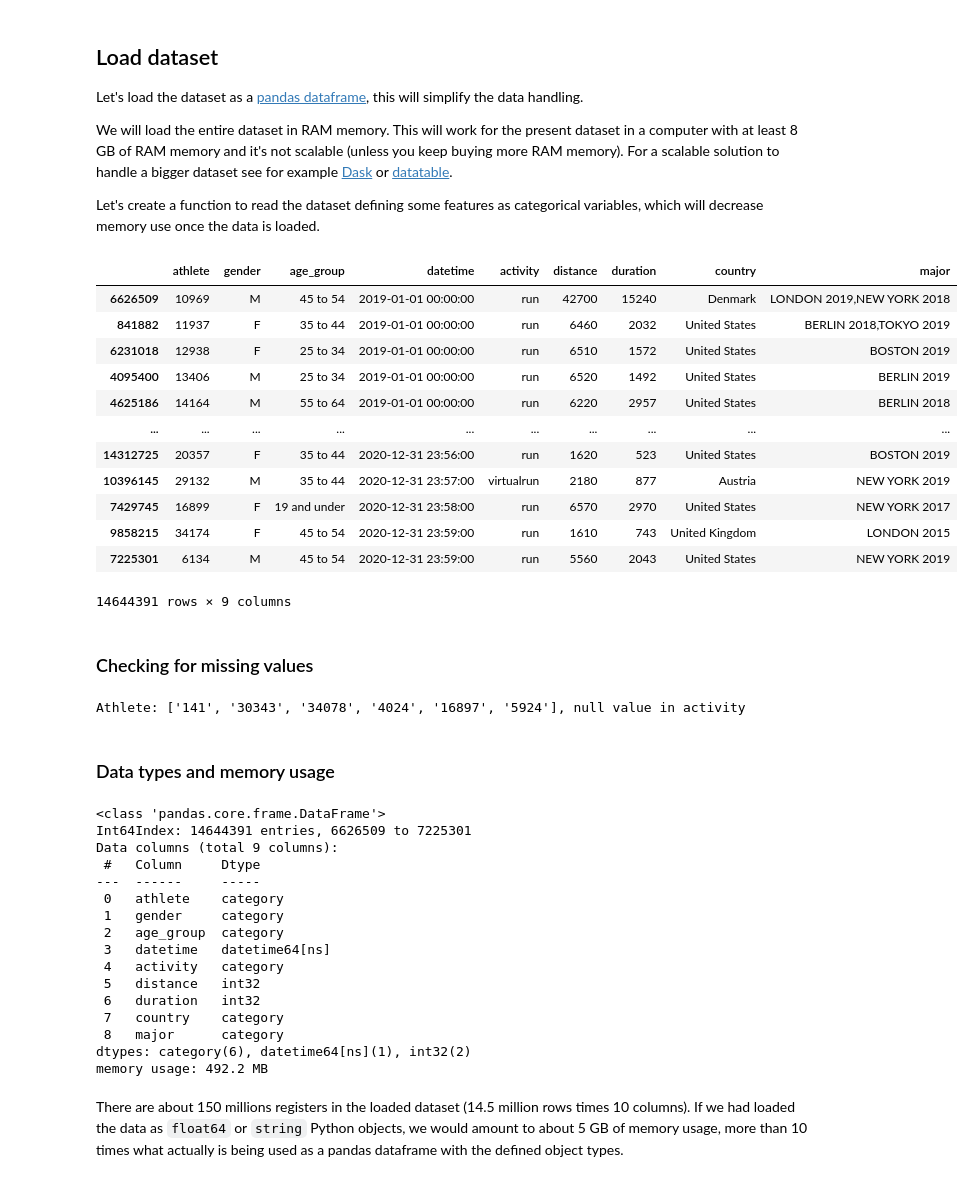
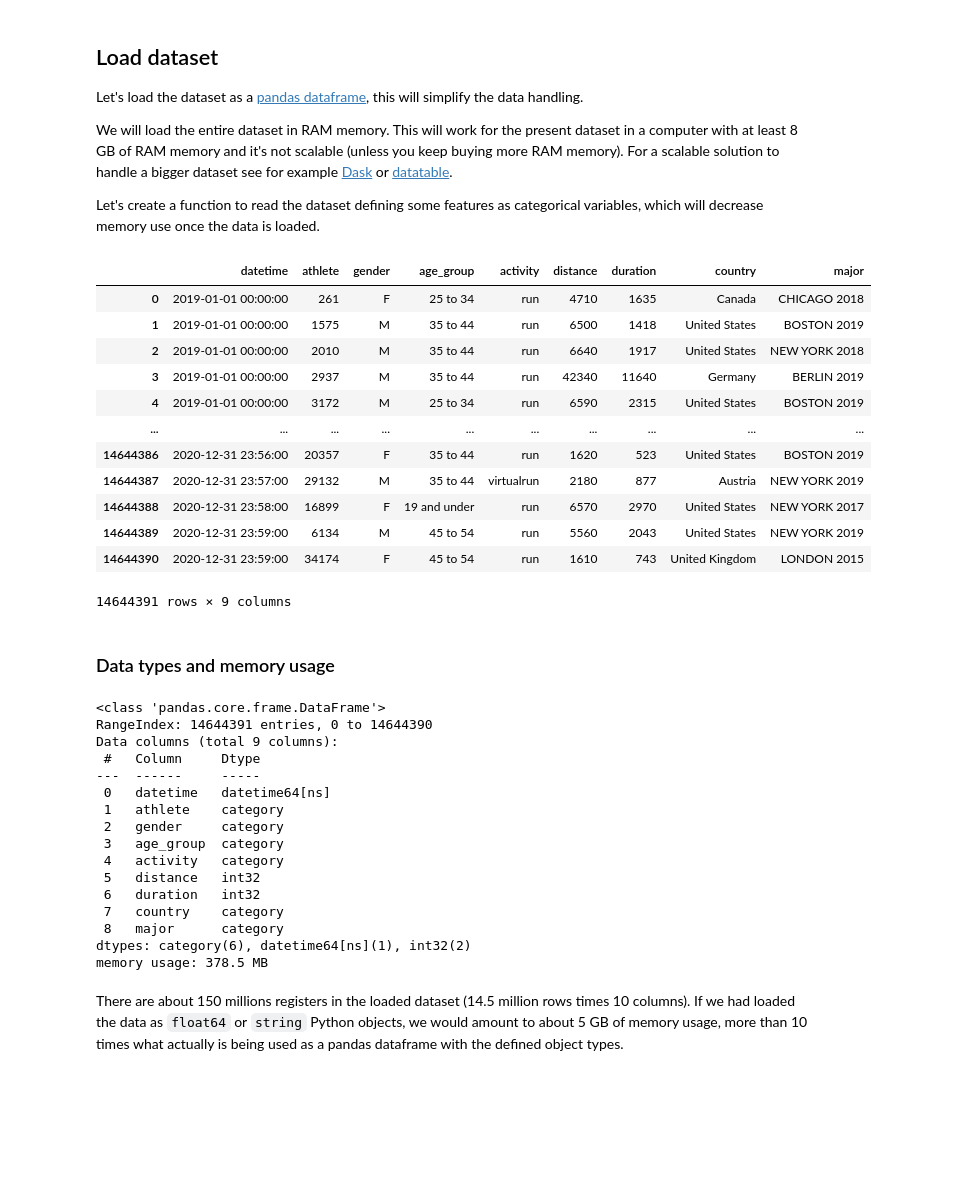
Before and after one commit to BMClab/covid19, a Jupyter notebook: analysis/preprocessing.ipynb, the cells around one changed output. Drawn from its saved outputs; the diff is of its cells as text; code cells hidden in the pictures; blank space fills up the shorter version.

```diff
--- a/analysis/preprocessing.ipynb
+++ b/analysis/preprocessing.ipynb
@@ -63,9 +63,9 @@ Index(['ID', 'athlete', 'activity_id', 'gender', 'age_group', 'date_utc',
 def read(fname):
     """Read dataset file as pandas dataframe."""
     y = pd.read_csv(fname, sep='\t', header=0, parse_dates=['datetime'], verbose=False,
-                    usecols=['athlete', 'gender', 'age_group', 'datetime', 'activity',
+                    usecols=['datetime', 'athlete', 'gender', 'age_group', 'activity',
                              'distance', 'duration', 'country', 'major'],
-                    dtype={'athlete': 'category', 'gender': 'category',
+                    dtype={'athlete': 'int32', 'gender': 'category',
                            'age_group': 'category', 'activity': 'category',
                            'distance': 'int32', 'duration': 'int32',
                            'country': 'category', 'major': 'category'})
@@ -79,63 +79,55 @@ We will load the entire dataset in RAM memory. This will work for the present da
 
 Let's create a function to read the dataset defining some features as categorical variables, which will decrease memory use once the data is loaded.
 # %%
-years = ['2019', '2020']
 df = pd.DataFrame()
 for year in tqdm(years):
-    df = df.append(read(os.path.join(path2, 'run_ww_' + year + '.csv')), ignore_index=True)
-    if year == years[-1]:
-        cols = df.select_dtypes(include='O').columns.to_list()
-        df[cols] = df[cols].astype('category')
-        df.sort_values(['datetime', 'athlete'], inplace=True)
+    df = pd.concat([df, read(os.path.join(path2, 'run_ww_' + year + '.csv'))], ignore_index=True)
+
+# transform some variables to categorical data and sort dataset
+df['athlete'] = df['athlete'].astype('category')
+cols = df.select_dtypes(include='O').columns.to_list()
+df[cols] = df[cols].astype('category')
+df.sort_values(by=['datetime', 'athlete'], inplace=True, ignore_index=True)
+# reorder
+cols = ['datetime', 'athlete', 'gender', 'age_group', 'activity',
+        'distance', 'duration', 'country', 'major']
+df = df[cols]
 df
 # %% [output]
-|  | athlete | gender | age_group | datetime | activity | distance | duration | country | major |
-| 6626509 | 10969 | M | 45 to 54 | 2019-01-01 00:00:00 | run | 42700 | 15240 | Denmark | LONDON 2019,NEW YORK 2018 |
-| 841882 | 11937 | F | 35 to 44 | 2019-01-01 00:00:00 | run | 6460 | 2032 | United States | BERLIN 2018,TOKYO 2019 |
-| 6231018 | 12938 | F | 25 to 34 | 2019-01-01 00:00:00 | run | 6510 | 1572 | United States | BOSTON 2019 |
-| 4095400 | 13406 | M | 25 to 34 | 2019-01-01 00:00:00 | run | 6520 | 1492 | United States | BERLIN 2019 |
-| 4625186 | 14164 | M | 55 to 64 | 2019-01-01 00:00:00 | run | 6220 | 2957 | United States | BERLIN 2018 |
+|  | datetime | athlete | gender | age_group | activity | distance | duration | country | major |
+| 0 | 2019-01-01 00:00:00 | 261 | F | 25 to 34 | run | 4710 | 1635 | Canada | CHICAGO 2018 |
+| 1 | 2019-01-01 00:00:00 | 1575 | M | 35 to 44 | run | 6500 | 1418 | United States | BOSTON 2019 |
+| 2 | 2019-01-01 00:00:00 | 2010 | M | 35 to 44 | run | 6640 | 1917 | United States | NEW YORK 2018 |
+| 3 | 2019-01-01 00:00:00 | 2937 | M | 35 to 44 | run | 42340 | 11640 | Germany | BERLIN 2019 |
+| 4 | 2019-01-01 00:00:00 | 3172 | M | 25 to 34 | run | 6590 | 2315 | United States | BOSTON 2019 |
 | ... | ... | ... | ... | ... | ... | ... | ... | ... | ... |
-| 14312725 | 20357 | F | 35 to 44 | 2020-12-31 23:56:00 | run | 1620 | 523 | United States | BOSTON 2019 |
-| 10396145 | 29132 | M | 35 to 44 | 2020-12-31 23:57:00 | virtualrun | 2180 | 877 | Austria | NEW YORK 2019 |
-| 7429745 | 16899 | F | 19 and under | 2020-12-31 23:58:00 | run | 6570 | 2970 | United States | NEW YORK 2017 |
-| 9858215 | 34174 | F | 45 to 54 | 2020-12-31 23:59:00 | run | 1610 | 743 | United Kingdom | LONDON 2015 |
-| 7225301 | 6134 | M | 45 to 54 | 2020-12-31 23:59:00 | run | 5560 | 2043 | United States | NEW YORK 2019 |
+| 14644386 | 2020-12-31 23:56:00 | 20357 | F | 35 to 44 | run | 1620 | 523 | United States | BOSTON 2019 |
+| 14644387 | 2020-12-31 23:57:00 | 29132 | M | 35 to 44 | virtualrun | 2180 | 877 | Austria | NEW YORK 2019 |
+| 14644388 | 2020-12-31 23:58:00 | 16899 | F | 19 and under | run | 6570 | 2970 | United States | NEW YORK 2017 |
+| 14644389 | 2020-12-31 23:59:00 | 6134 | M | 45 to 54 | run | 5560 | 2043 | United States | NEW YORK 2019 |
+| 14644390 | 2020-12-31 23:59:00 | 34174 | F | 45 to 54 | run | 1610 | 743 | United Kingdom | LONDON 2015 |
 14644391 rows × 9 columns
-# %% [markdown]
-### Checking for missing values
-# %%
-n = 0
-for col in df:
-    null = df[df[col].isnull()]['athlete'].unique().to_list()
-    if null and col != 'challenge' and col != 'country':
-        print('Athlete: {}, null value in {}'.format(null, col))
-        n = 1
-if n == 0:
-    print('No missing values found (except in columns challenge and country).')
-# %% [output]
-Athlete: ['141', '30343', '34078', '4024', '16897', '5924'], null value in activity
 # %% [markdown]
 ### Data types and memory usage
 # %%
 df.info(memory_usage='deep')
 # %% [output]
 <class 'pandas.core.frame.DataFrame'>
-Int64Index: 14644391 entries, 6626509 to 7225301
+RangeIndex: 14644391 entries, 0 to 14644390
 Data columns (total 9 columns):
  #   Column     Dtype
 ---  ------     -----
- 0   athlete    category
- 1   gender     category
- 2   age_group  category
- 3   datetime   datetime64[ns]
+ 0   datetime   datetime64[ns]
+ 1   athlete    category
+ 2   gender     category
+ 3   age_group  category
  4   activity   category
  5   distance   int32
  6   duration   int32
  7   country    category
  8   major      category
 dtypes: category(6), datetime64[ns](1), int32(2)
-memory usage: 492.2 MB
+memory usage: 378.5 MB
 # %% [markdown]
 There are about 150 millions registers in the loaded dataset (14.5 million rows times 10 columns). If we had loaded the data as `float64` or `string` Python objects, we would amount to about 5 GB of memory usage, more than 10 times what actually is being used as a pandas dataframe with the defined object types.
 # %%
```
Also changed, not shown: parts of 17 cells of this notebook, 7 other files.
